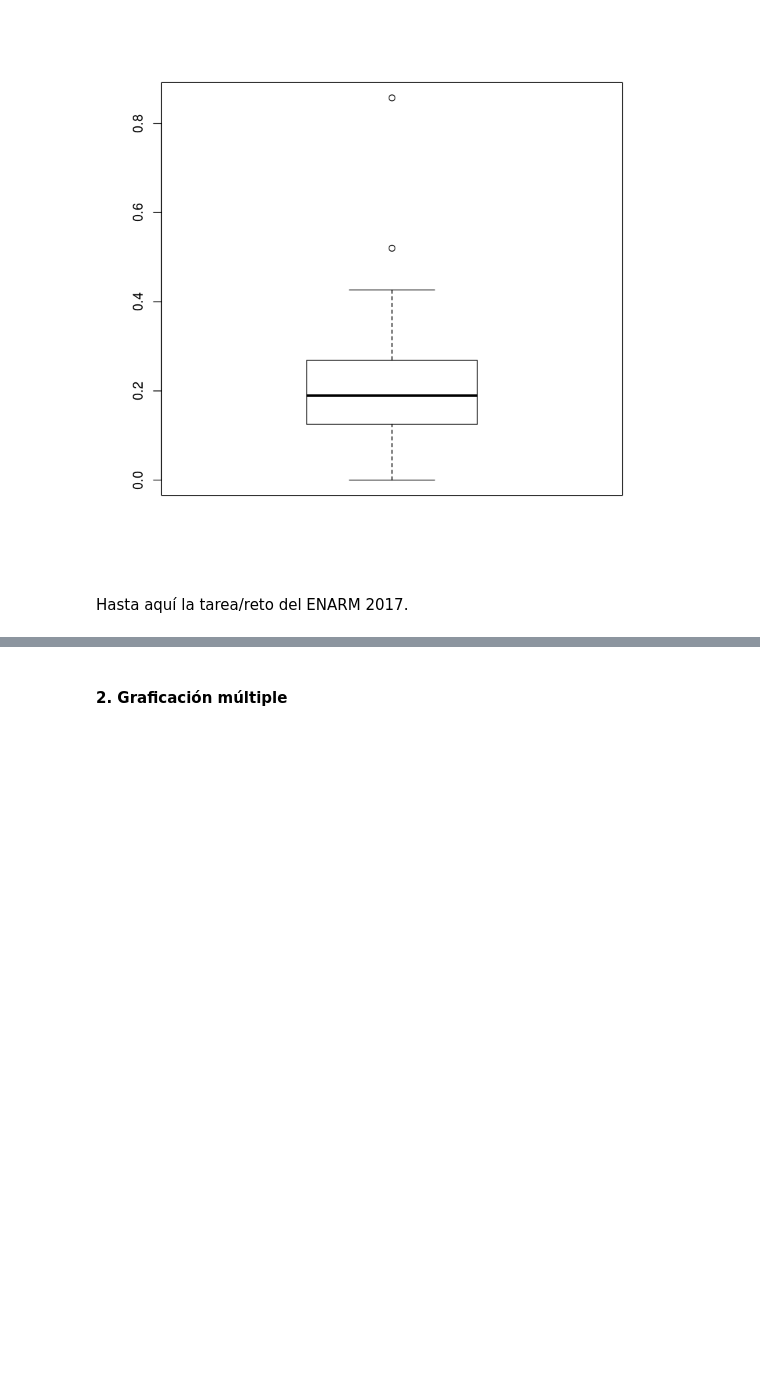
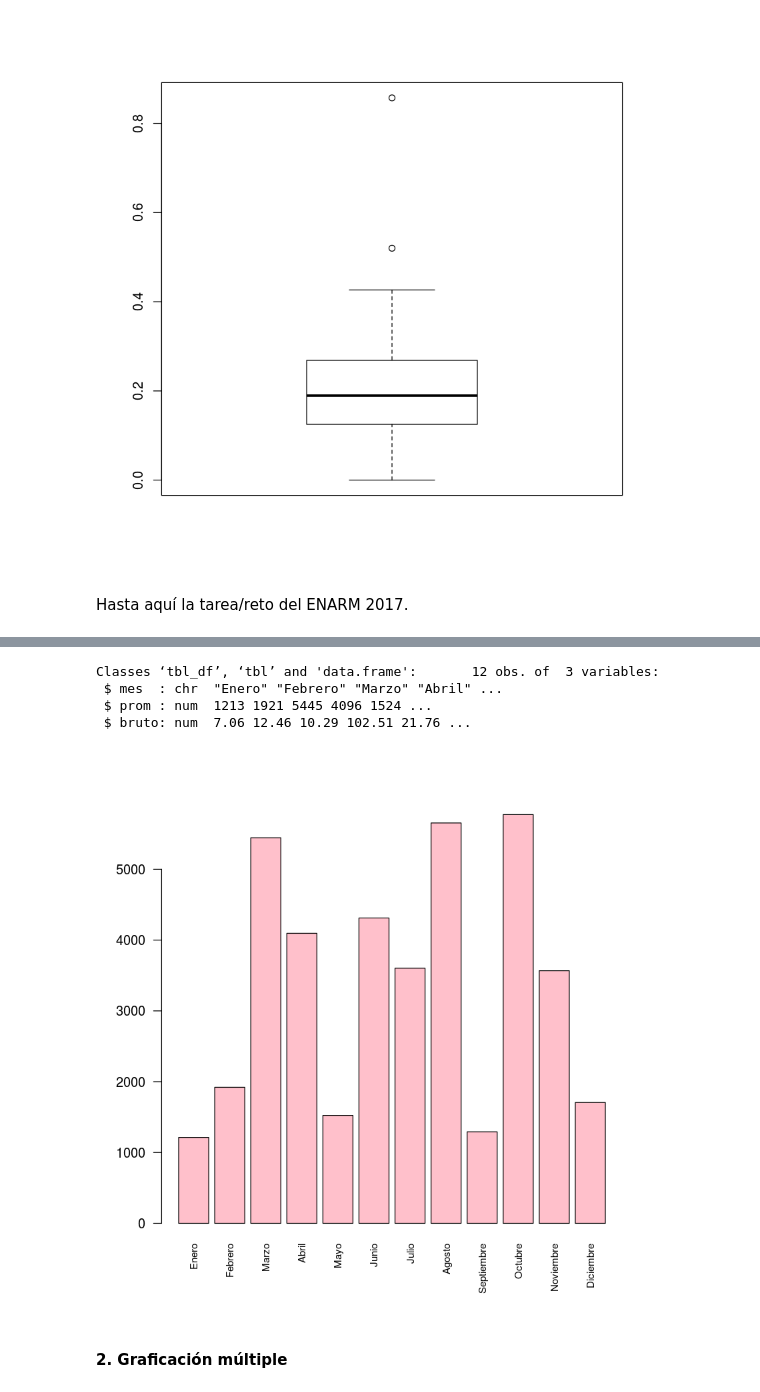
Before and after one commit to juanpedrovasquez/CUCII-StatsEdu, a Jupyter notebook: 03_Apuntes.ipynb, the cells around one changed output, grey strips where cells are left out. Saved outputs shown, nothing was run; the diff lists cells and outputs as text; code cells hidden in the pictures; blank space fills up the shorter version.

```diff
--- a/03_Apuntes.ipynb
+++ b/03_Apuntes.ipynb
@@ -163,0 +167,4 @@ library(readxl)
+# %%
+#leemos el archivo y exploramos la cabecita del mismo
+archivo <- read_xlsx("pruebaExcelEnR.xlsx")
+head(archivo)
@@ -164,2 +179,16 @@ library(readxl)
+# %%
+#vemos si las variables son leídas correctamente respecto de sus tipos
+#en particular las dos últimas columnas son numéricas (como deben)
+str(archivo)
+# %% [output]
+Classes ‘tbl_df’, ‘tbl’ and 'data.frame':       12 obs. of  3 variables:
+ $ mes  : chr  "Enero" "Febrero" "Marzo" "Abril" ...
+ $ prom : num  1213 1921 5445 4096 1524 ...
+ $ bruto: num  7.06 12.46 10.29 102.51 21.76 ...
+# %%
+#grafiquemos algunas de ellas
+barplot(archivo$prom,names.arg = archivo$mes,las=2,cex.names = 0.75,col="pink")
+# %% [output]
+[figure, added]
 # %% [markdown]
 #### 2. Graficación múltiple
```
Also changed, not shown: parts of 21 cells of this notebook.
